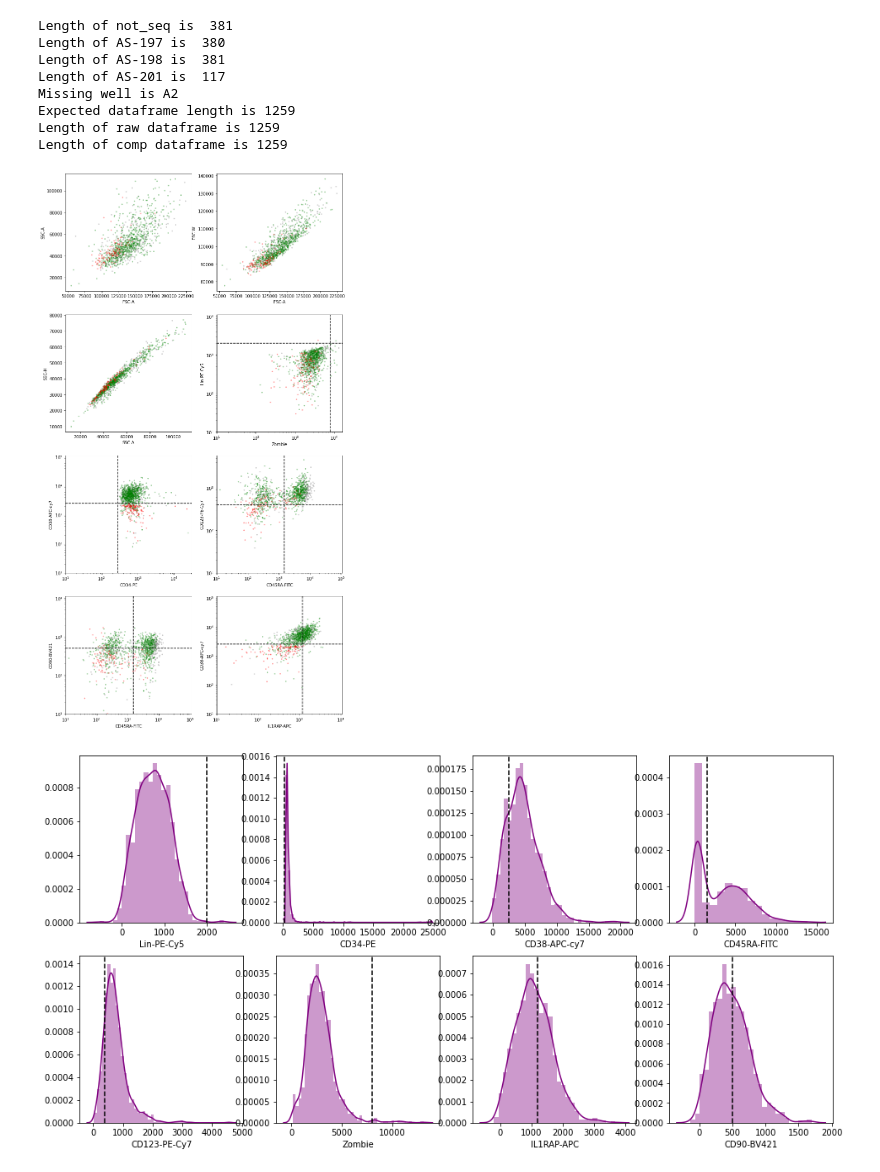
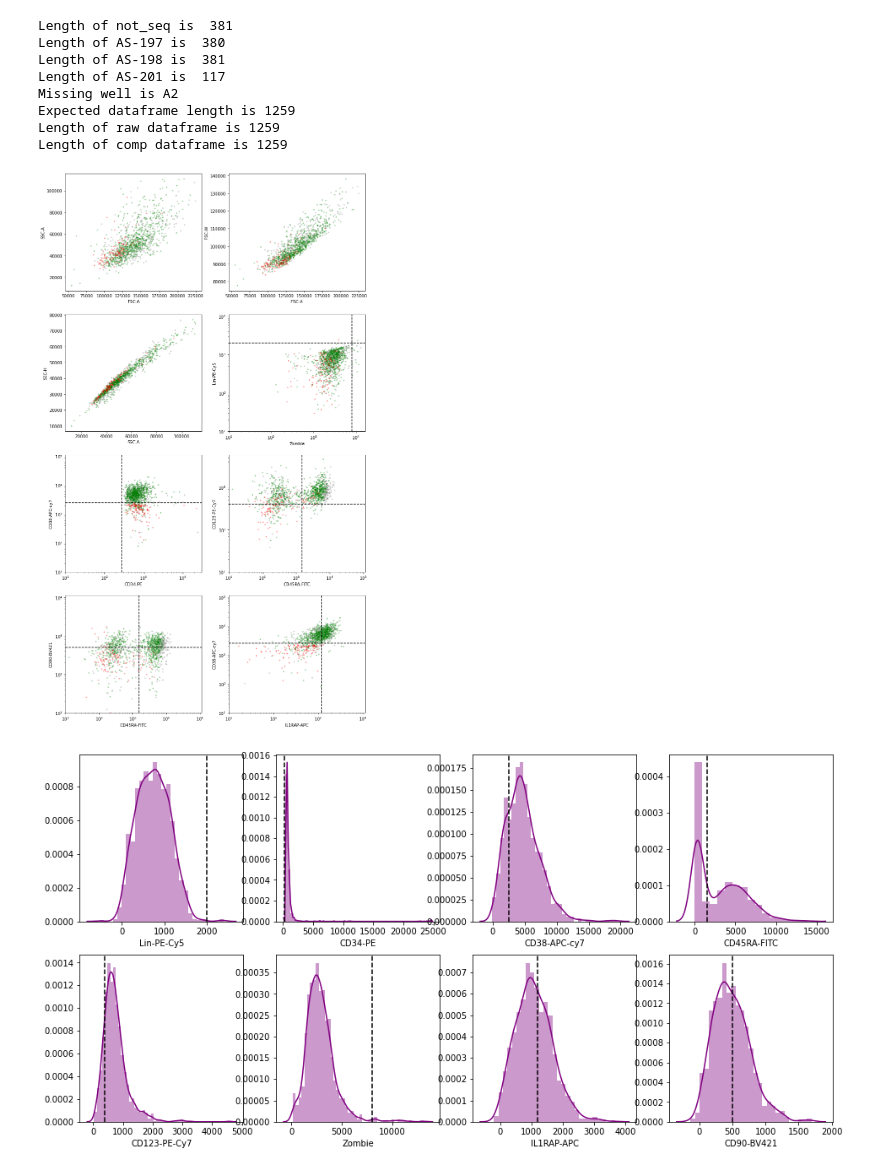
Before and after one commit to AnnatinaSchnegg/AS_amplicons, a Jupyter notebook: Code/Index - RN CD34.ipynb, the cells around one changed output. Drawn from its saved outputs; the diff is of its cells as text; code cells hidden in the pictures.

```diff
--- a/Code/Index - RN CD34.ipynb
+++ b/Code/Index - RN CD34.ipynb
@@ -171,6 +171,10 @@ plt.close() #comment out to view comp plots
 #Combine all data or data_comp df into a single large df for gating
 CD34_alldata = data_dict['not_seq'].append(data_dict['AS-197'], ignore_index=True).append(data_dict['AS-198'], ignore_index=True).append(data_dict['AS-201'], ignore_index=True)
 CD34_alldata_comp = data_dict_comp['not_seq'].append(data_dict_comp['AS-197'], ignore_index=True).append(data_dict_comp['AS-198'], ignore_index=True).append(data_dict_comp['AS-201'], ignore_index=True)
+
+#Add column to combine plate and well
+CD34_alldata['Plate_Well'] = CD34_alldata['Plate'].astype(str) + '_' + CD34_alldata['Well'].astype(str)
+CD34_alldata_comp['Plate_Well'] = CD34_alldata_comp['Plate'].astype(str) + '_' + CD34_alldata_comp['Well'].astype(str)
 # %%
 #QC step Check number of cells in each df - why is there a cell missing in plate AS-197?
 x = 0
@@ -245,35 +249,36 @@ gate_loc = {
     'CD90-BV421': 500,
 }
 
 #Which fluorophores are on a log scale
 logs = ['Lin-PE-Cy5', 'CD34-PE','CD38-APC-cy7', 'CD45RA-FITC','CD123-PE-Cy7','Zombie', 'IL1RAP-APC', 'CD90-BV421' ]
 
-fix, axs = plt.subplots(4,2, figsize = (12,24))
+fix, axs = plt.subplots(4,2, figsize = (13,24))
 axs = axs.ravel()
 fig.subplots_adjust(hspace = 0.3, wspace=.3)
 
 for ax,y in zip(axs, plot_list):
     x_label = y[0]
     y_label = y[1]
     ax.scatter(sourcedata[x_label] + 11, sourcedata[y_label] + 11, alpha = 0.3, c = sourcedata['Colour'], s = 5)
     ax.set_xlabel(x_label)
     ax.set_ylabel(y_label)
+   #ax.legend()
     if x_label in logs:
         ax.set_xscale('log')
         ax.set_xlim(left = 10)
     if y_label in logs:
         ax.set_yscale('log')
         ax.set_ylim(bottom = 10)
     if x_label in gate_loc:
         ax.axvline(gate_loc[x_label], ls = '--', c = 'k')
     if y_label in gate_loc:
         ax.axhline(gate_loc[y_label], ls = '--', c = 'k')
 
     ax.autoscale_view()
 
 fig.tight_layout()
 # %% [output]
-[figure, old version]
+[figure, new version]
 # %%
 #Plotting distributions just to have a look
 fix, ax = plt.subplots(2,4, figsize = (16,8))
```
Also changed, not shown: parts of 3 cells of this notebook, 4 other files.
